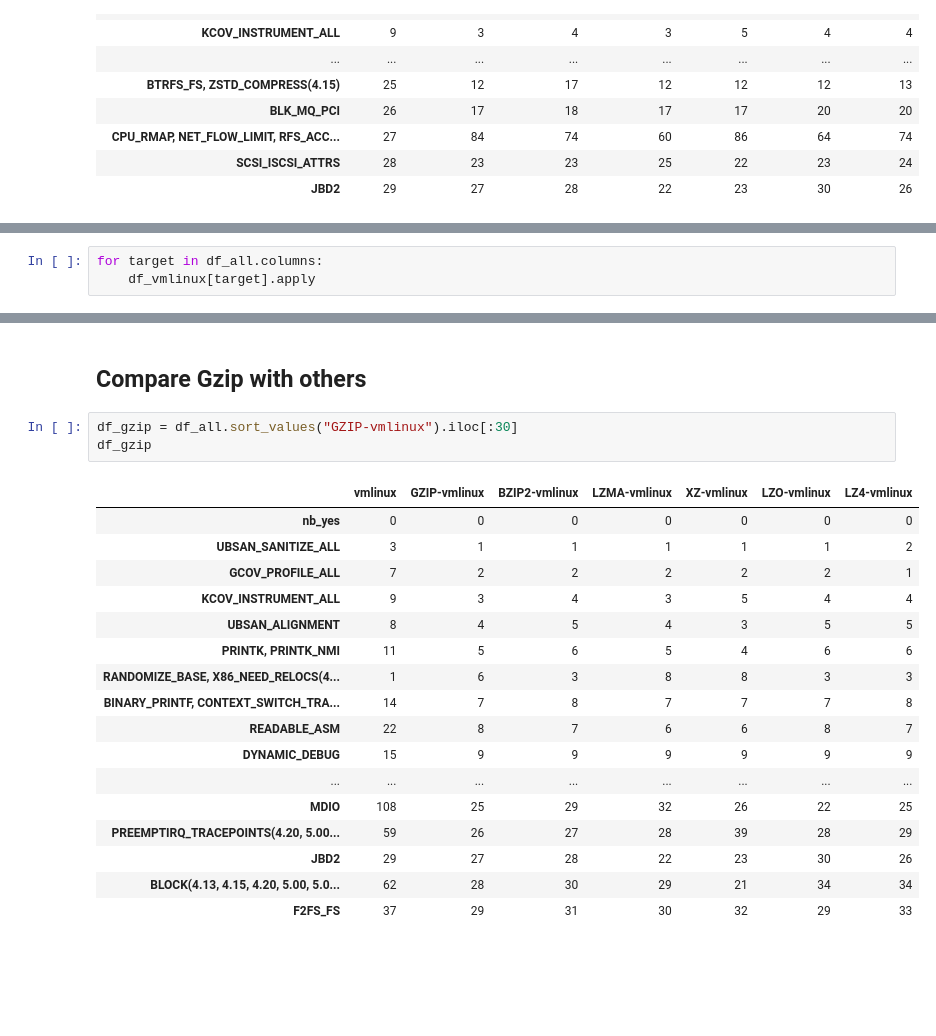
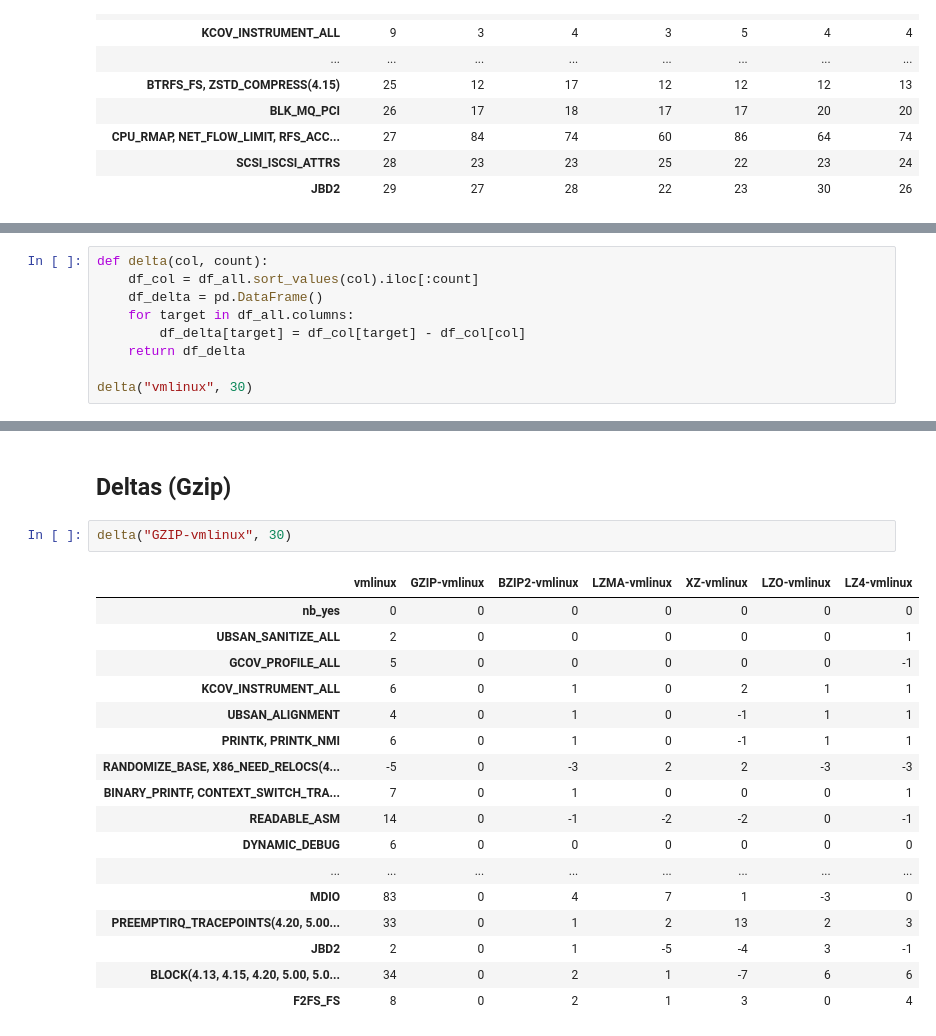
Before and after one commit to TuxML/tuxai, a Jupyter notebook: notebooks/2023_02_01.ipynb, the cells around one changed output, grey strips where cells are left out. Drawn from its saved outputs; the diff is of its cells as text; blank space fills up the shorter version.

```diff
--- a/notebooks/2023_02_01.ipynb
+++ b/notebooks/2023_02_01.ipynb
@@ -214,3 +217,9 @@ df_vmlinux
-# %%
-for target in df_all.columns:
-    df_vmlinux[target].apply
+# %%
+def delta(col, count):
+    df_col = df_all.sort_values(col).iloc[:count]
+    df_delta = pd.DataFrame()
+    for target in df_all.columns:
+        df_delta[target] = df_col[target] - df_col[col]
+    return df_delta
+
+delta("vmlinux", 30)
@@ -217,23 +244,22 @@ for target in df_all.columns:
 # %% [markdown]
-## Compare Gzip with others
+## Deltas (Gzip)
 # %%
-df_gzip = df_all.sort_values("GZIP-vmlinux").iloc[:30]
-df_gzip
+delta("GZIP-vmlinux", 30)
 # %% [output]
 |  | vmlinux | GZIP-vmlinux | BZIP2-vmlinux | LZMA-vmlinux | XZ-vmlinux | LZO-vmlinux | LZ4-vmlinux |
 | nb_yes | 0 | 0 | 0 | 0 | 0 | 0 | 0 |
-| UBSAN_SANITIZE_ALL | 3 | 1 | 1 | 1 | 1 | 1 | 2 |
-| GCOV_PROFILE_ALL | 7 | 2 | 2 | 2 | 2 | 2 | 1 |
-| KCOV_INSTRUMENT_ALL | 9 | 3 | 4 | 3 | 5 | 4 | 4 |
-| UBSAN_ALIGNMENT | 8 | 4 | 5 | 4 | 3 | 5 | 5 |
-| PRINTK, PRINTK_NMI | 11 | 5 | 6 | 5 | 4 | 6 | 6 |
-| RANDOMIZE_BASE, X86_NEED_RELOCS(4... | 1 | 6 | 3 | 8 | 8 | 3 | 3 |
-| BINARY_PRINTF, CONTEXT_SWITCH_TRA... | 14 | 7 | 8 | 7 | 7 | 7 | 8 |
-| READABLE_ASM | 22 | 8 | 7 | 6 | 6 | 8 | 7 |
-| DYNAMIC_DEBUG | 15 | 9 | 9 | 9 | 9 | 9 | 9 |
+| UBSAN_SANITIZE_ALL | 2 | 0 | 0 | 0 | 0 | 0 | 1 |
+| GCOV_PROFILE_ALL | 5 | 0 | 0 | 0 | 0 | 0 | -1 |
+| KCOV_INSTRUMENT_ALL | 6 | 0 | 1 | 0 | 2 | 1 | 1 |
+| UBSAN_ALIGNMENT | 4 | 0 | 1 | 0 | -1 | 1 | 1 |
+| PRINTK, PRINTK_NMI | 6 | 0 | 1 | 0 | -1 | 1 | 1 |
+| RANDOMIZE_BASE, X86_NEED_RELOCS(4... | -5 | 0 | -3 | 2 | 2 | -3 | -3 |
+| BINARY_PRINTF, CONTEXT_SWITCH_TRA... | 7 | 0 | 1 | 0 | 0 | 0 | 1 |
+| READABLE_ASM | 14 | 0 | -1 | -2 | -2 | 0 | -1 |
+| DYNAMIC_DEBUG | 6 | 0 | 0 | 0 | 0 | 0 | 0 |
 | ... | ... | ... | ... | ... | ... | ... | ... |
-| MDIO | 108 | 25 | 29 | 32 | 26 | 22 | 25 |
-| PREEMPTIRQ_TRACEPOINTS(4.20, 5.00... | 59 | 26 | 27 | 28 | 39 | 28 | 29 |
-| JBD2 | 29 | 27 | 28 | 22 | 23 | 30 | 26 |
-| BLOCK(4.13, 4.15, 4.20, 5.00, 5.0... | 62 | 28 | 30 | 29 | 21 | 34 | 34 |
-| F2FS_FS | 37 | 29 | 31 | 30 | 32 | 29 | 33 |
+| MDIO | 83 | 0 | 4 | 7 | 1 | -3 | 0 |
+| PREEMPTIRQ_TRACEPOINTS(4.20, 5.00... | 33 | 0 | 1 | 2 | 13 | 2 | 3 |
+| JBD2 | 2 | 0 | 1 | -5 | -4 | 3 | -1 |
+| BLOCK(4.13, 4.15, 4.20, 5.00, 5.0... | 34 | 0 | 2 | 1 | -7 | 6 | 6 |
+| F2FS_FS | 8 | 0 | 2 | 1 | 3 | 0 | 4 |
```
Also changed, not shown: parts of 19 cells of this notebook, 1 other file.
